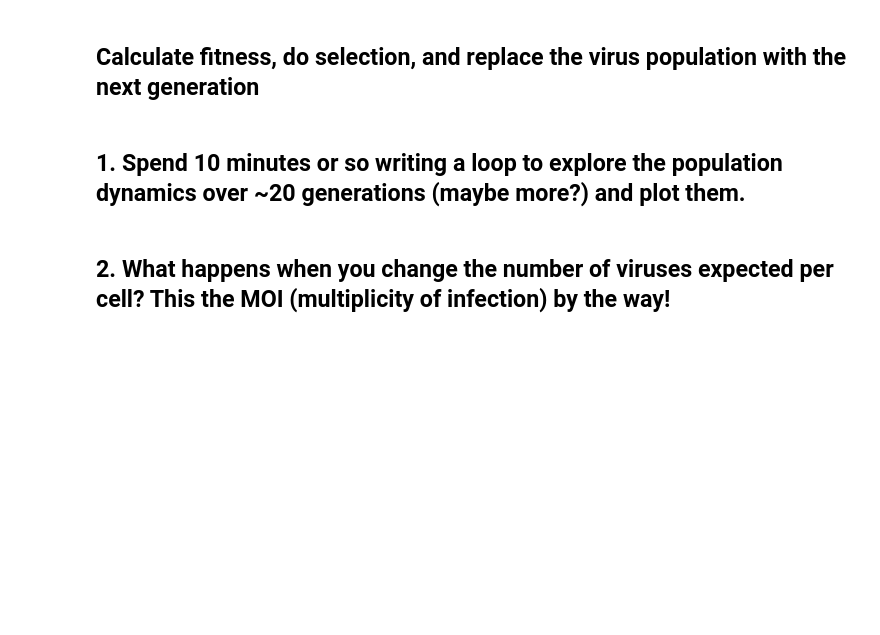
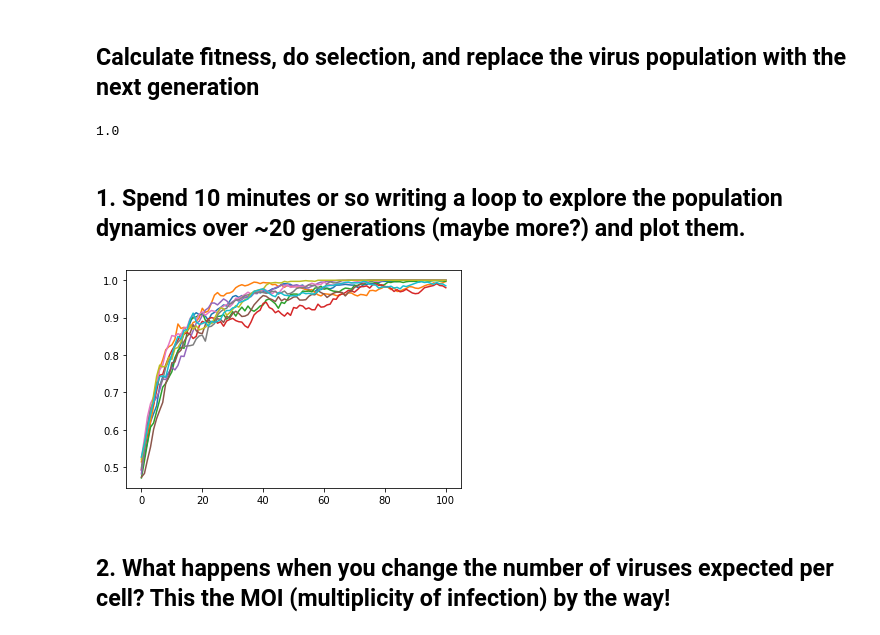
Before and after one commit to zamanlh/EvolutionInSilico_Current, a Jupyter notebook: Labs/Lab2-PhageGames/ViralPrisonersWorksheet_1.ipynb, the cells around one changed output. Drawn from its saved outputs; the diff is of its cells as text; code cells hidden in the pictures; blank space fills up the shorter version.

Commit message:
updated viral games

```diff
--- a/Labs/Lab2-PhageGames/ViralPrisonersWorksheet_1.ipynb
+++ b/Labs/Lab2-PhageGames/ViralPrisonersWorksheet_1.ipynb
@@ -49,7 +49,7 @@ COOPERATOR = 0
 DEFECTOR = 1
 
 virus_pop_size = 100
-cell_pop_size = 100
+cell_pop_size = 50
 
 virus_population = random.choices([COOPERATOR, DEFECTOR], k=virus_pop_size)
 
@@ -86,7 +86,61 @@ virus_population = next_virus_pop
 
 prop_cheaters = sum(virus_population)/virus_pop_size
 print(prop_cheaters)
+# %% [output]
+1.0
 # %% [markdown]
 ## 1. Spend 10 minutes or so writing a loop to explore the population dynamics over ~20 generations (maybe more?) and plot them.
+# %%
+payoff_matrix = [[1.00, 0.65],
+                 [1.99, 0.83]]
+
+COOPERATOR = 0
+DEFECTOR = 1
+
+virus_pop_size = 1000
+cell_pop_size = 500
+num_gens = 100
+reps = 10
+
+for j in range(reps):
+    virus_population = random.choices([COOPERATOR, DEFECTOR], k=virus_pop_size)
+
+    np.random.shuffle(virus_population)
+    viral_subpops = np.array_split(virus_population, cell_pop_size)
+
+    prop_cheaters_list = [sum(virus_population)/virus_pop_size]
+
+    for i in range(num_gens):
+        #Randomly shuffle the viruses
+        np.random.shuffle(virus_population)
+
+        #keep track of viral fitness
+        virus_pop_fitnesses = []
+
+        #Distribute the viruses to their host cells
+        #(n.b., this keeps the order intact in the splits)
+        viral_subpops = np.array_split(virus_population, cell_pop_size)
+
+
+        #Calculate fitness for each virus
+        for subpop in viral_subpops:
+            type_counts = {COOPERATOR:np.count_nonzero(subpop==COOPERATOR), DEFECTOR:np.count_nonzero(subpop==DEFECTOR)}
+            total_payoffs = [payoff_matrix[individual][COOPERATOR]*type_counts[COOPERATOR]+
+                             payoff_matrix[individual][DEFECTOR]*type_counts[DEFECTOR]
+                              for individual in subpop]
+
+            virus_pop_fitnesses += total_payoffs
+
+        #Build the next viral generation by sampling with weights assigned by their fitness
+        next_virus_pop = random.choices(virus_population, weights=virus_pop_fitnesses, k=virus_pop_size)
+
+        virus_population = next_virus_pop
+
+        prop_cheaters = sum(virus_population)/virus_pop_size
+        prop_cheaters_list.append(prop_cheaters)
+    pyplot.plot(prop_cheaters_list)
+pyplot.show()
+# %% [output]
+[figure, added]
 # %% [markdown]
 ## 2. What happens when you change the number of viruses expected per cell? This the MOI (multiplicity of infection) by the way!
```
Also changed, not shown: parts of 3 cells of this notebook.
